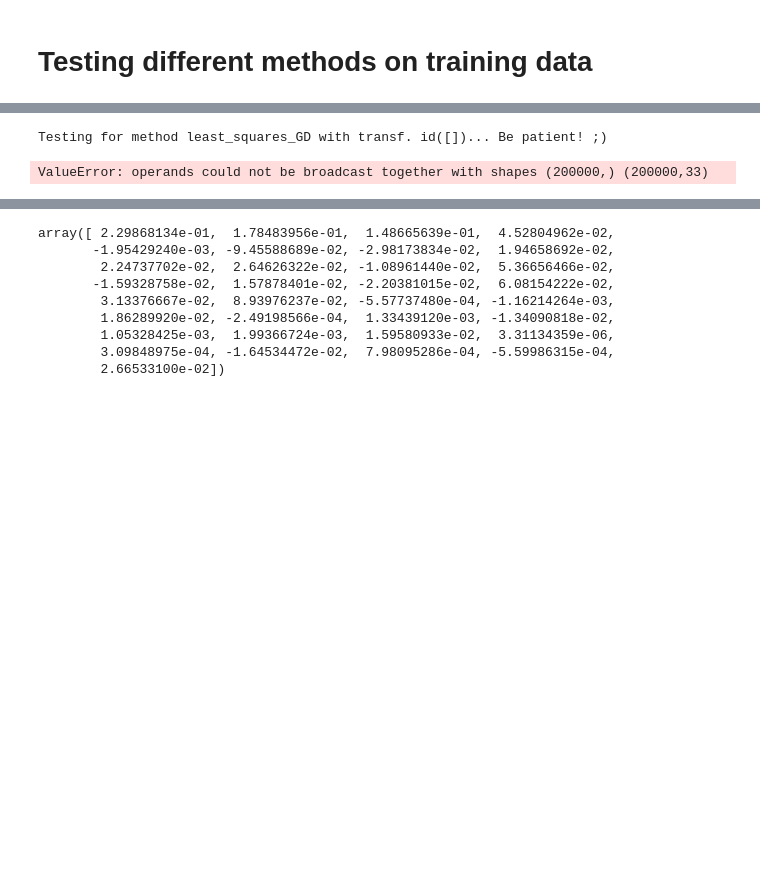
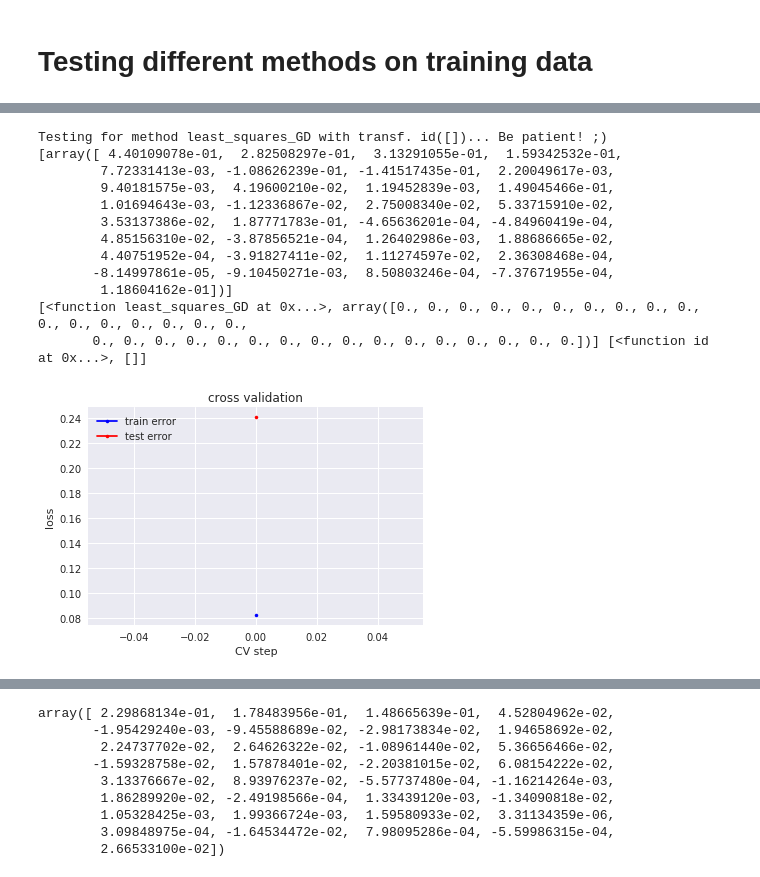
Before and after one commit to dufourc1/ML_CS433_project1, a Jupyter notebook: src/Result_Generation.ipynb, the cells around one changed output, grey strips where cells are left out. Cells and saved outputs as stored; diff of their text form; code cells hidden in the pictures; blank space fills up the shorter version.

```diff
--- a/src/Result_Generation.ipynb
+++ b/src/Result_Generation.ipynb
@@ -122,23 +135,34 @@ NameError: name 'logistic_regression_GD' is not defined
 # %%
 #set the training data to be used
 tx = X_tr_log
 y_tr = y_tr
 w = np.zeros(tx.shape[1])
 # define the lambdas range
 lambdas = np.logspace(-6,-2,15)
 k_fold = 5
 
 
 transformations = [[id,[]]]
 
-methods = [[least_squares_GD, lambdas]]
+methods = [[least_squares_GD, [w]]]
 
 predictor, w, loss_tr, loss_te, transformation, method = multi_cross_validation(y_tr, tx, k_fold, transformations=transformations, methods=methods, seed=1, only_best=True)
 
 print(method, transformation)
 # %% [output]
 Testing for method least_squares_GD with transf. id([])... Be patient! ;)
+[array([ 4.40109078e-01,  2.82508297e-01,  3.13291055e-01,  1.59342532e-01,
+        7.72331413e-03, -1.08626239e-01, -1.41517435e-01,  2.20049617e-03,
+        9.40181575e-03,  4.19600210e-02,  1.19452839e-03,  1.49045466e-01,
+        1.01694643e-03, -1.12336867e-02,  2.75008340e-02,  5.33715910e-02,
+        3.53137386e-02,  1.87771783e-01, -4.65636201e-04, -4.84960419e-04,
+        4.85156310e-02, -3.87856521e-04,  1.26402986e-03,  1.88686665e-02,
+        4.40751952e-04, -3.91827411e-02,  1.11274597e-02,  2.36308468e-04,
+       -8.14997861e-05, -9.10450271e-03,  8.50803246e-04, -7.37671955e-04,
+        1.18604162e-01])]
+[<function least_squares_GD at 0x...>, array([0., 0., 0., 0., 0., 0., 0., 0., 0., 0., 0., 0., 0., 0., 0., 0., 0.,
+       0., 0., 0., 0., 0., 0., 0., 0., 0., 0., 0., 0., 0., 0., 0., 0.])] [<function id at 0x...>, []]
-ValueError: operands could not be broadcast together with shapes (200000,) (200000,33)
+[figure, added]
 # %%
 #set the training data to be used
 tx = X_tr_log
```
Also changed, not shown: parts of 6 cells of this notebook, 3 other files.
